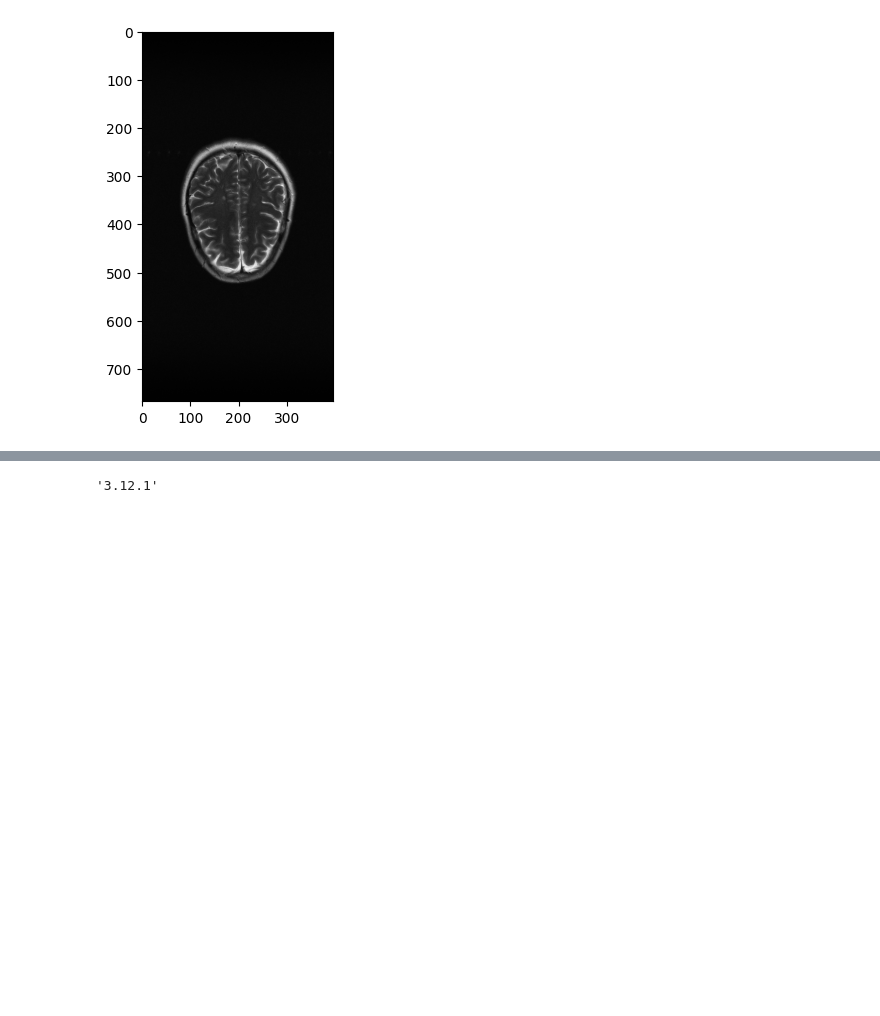
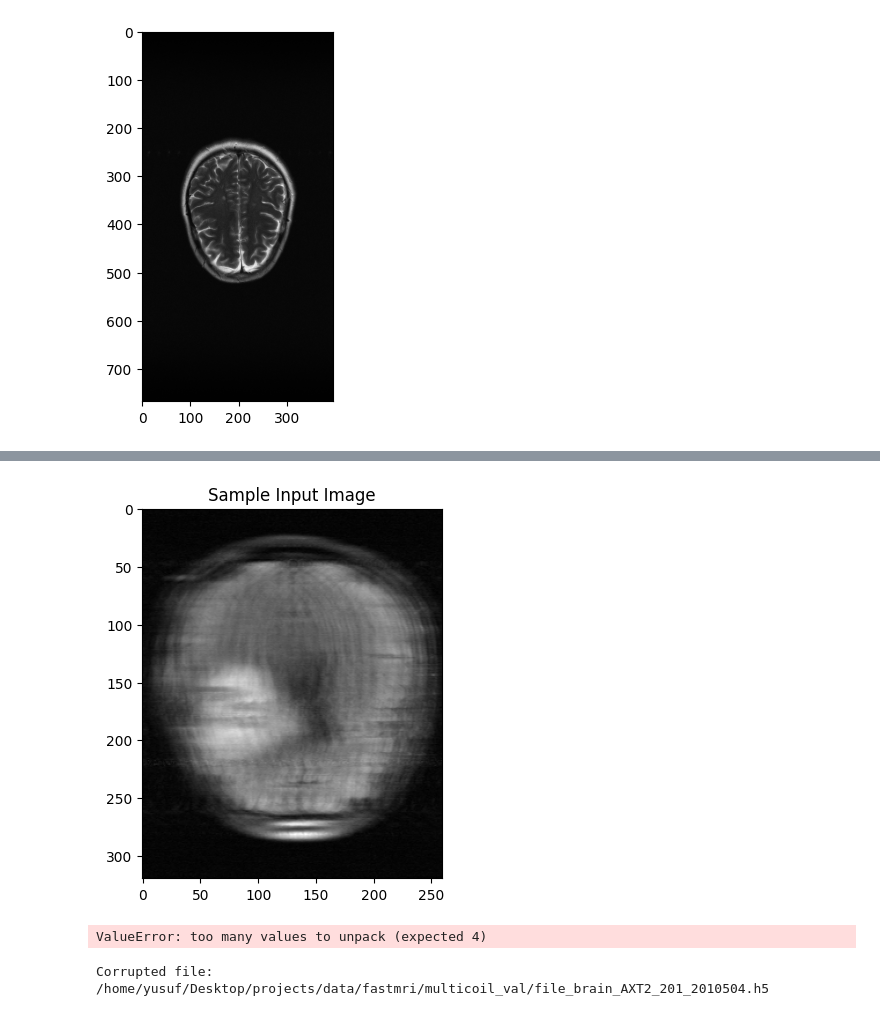
Before and after one commit to myhansu/mri_reconstruction, a Jupyter notebook: train_imp.ipynb, the cells around one changed output, grey strips where cells are left out. Cells and saved outputs as stored; diff of their text form; code cells hidden in the pictures; blank space fills up the shorter version.

Commit message:
train implementation from scratch -v1

```diff
--- a/train_imp.ipynb
+++ b/train_imp.ipynb
@@ -11,9 +11,10 @@ from fastmri.data import transforms as T
 #from fastmri.data.transforms import UnetDataTransform
 #from fastmri.pl_modules import FastMriDataModule, UnetModule
 # %%
-train_path = '/home/yusuf/Desktop/projects/data/fastmri/multicoil_train'
-val_path = '/home/yusuf/Desktop/projects/data/fastmri/multicoil_val'
-file_list = os.listdir(train_path)
+train_path = '/home/yusuf/Desktop/projects/data/fastmri/multicoil_train/'
+val_path = '/home/yusuf/Desktop/projects/data/fastmri/multicoil_val/'
+#file_list = os.listdir(train_path)
+file_list = [f for f in os.listdir(train_path) if f.endswith('.h5')] #fancier
 file_name = f'{train_path}/{file_list[4]}'
 hf = h5py.File(file_name)
 # %%
@@ -116,5 +116,5 @@ val_dataset = SliceDataset(
     challenge="multicoil"
 )
 
-train_loader = DataLoader(train_dataset, batch_size=4, shuffle=True, num_workers=4)
-val_loader = DataLoader(val_dataset, batch_size=4, shuffle=False, num_workers=4)
+train_loader = DataLoader(train_dataset, batch_size=1, shuffle=True, num_workers=4)
+val_loader = DataLoader(val_dataset, batch_size=1, shuffle=False, num_workers=4)
@@ -124,4 +120,0 @@ IsADirectoryError: [Errno 21] Unable to open file (file read failed: time = Fri
-# %%
-h5py.__version__
-# %% [output]
-'3.12.1'
@@ -127,0 +168,42 @@ h5py.__version__
+# %%
+import matplotlib.pyplot as plt
+
+for batch in train_loader:
+    inputs= batch
+    # Display the first image in the batch
+    plt.imshow(inputs[0][0].cpu(), cmap="gray")  # .cpu() if using a GPU
+    plt.title("Sample Input Image")
+    plt.show()
+    break
+# %% [output]
+[figure, added]
+# %%
+num_epochs = 3
+best_val_loss = float("inf")
+
+for epoch in range(num_epochs):
+    train_loss = train_epoch(model, train_loader, criterion, optimizer, device)
+    val_loss = validate_epoch(model, val_loader, criterion, device)
+
+    print(f"Epoch {epoch+1}/{num_epochs}, Train Loss: {train_loss:.4f}, Val Loss: {val_loss:.4f}")
+
+    # Save model if validation loss improves
+    if val_loss < best_val_loss:
+        best_val_loss = val_loss
+        torch.save(model.state_dict(), "best_unet_model.pth")
+# %% [output]
+ValueError: too many values to unpack (expected 4)
+# %%
+import h5py
+from pathlib import Path
+
+data_dir = Path('/home/yusuf/Desktop/projects/data/fastmri/multicoil_val/')
+
+for file_path in data_dir.iterdir():
+    try:
+        with h5py.File(file_path, "r") as f:
+            pass  # File opened successfully
+    except OSError:
+        print(f"Corrupted file: {file_path}")
+# %% [output]
+Corrupted file: /home/yusuf/Desktop/projects/data/fastmri/multicoil_val/file_brain_AXT2_201_2010504.h5
```
Also changed, not shown: parts of 7 cells of this notebook.
